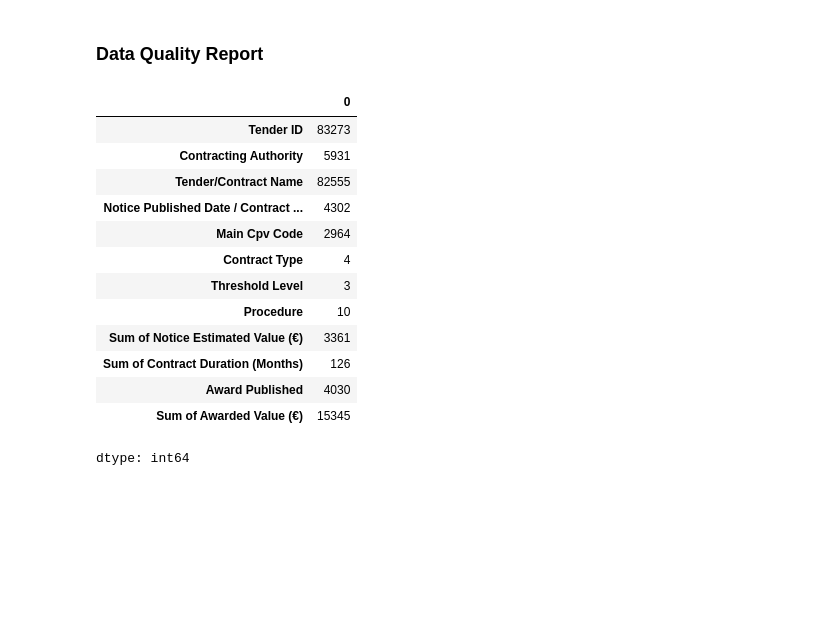
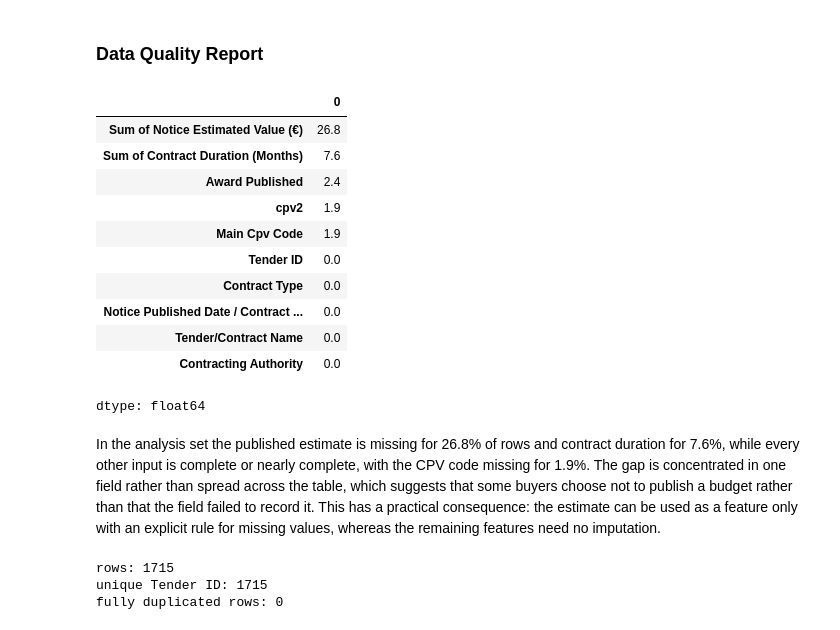
Before and after one commit to KaterynaKon/irish-tender-value, a Jupyter notebook: public_tender_value.ipynb, the cells around one changed output. Drawn from its saved outputs; the diff is of its cells as text; code cells hidden in the pictures; blank space fills up the shorter version.

```diff
--- a/public_tender_value.ipynb
+++ b/public_tender_value.ipynb
@@ -368,20 +389,28 @@ plt.show()
 The published estimate and the awarded value lie close to the diagonal, so the estimate is a strong predictor of the final contract value and should be used as a feature rather than ignored. Two clusters sit away from the diagonal: a vertical line at an estimate of €1, where the awarded value varies widely, and a horizontal line at an awarded value of €1. Both are placeholders and must be treated as missing rather than as real prices. Because the estimate is absent for about a quarter of the analysis set, it will be used together with a flag marking where it is missing, and accuracy will be reported separately for notices with and without a published estimate.
 # %% [markdown]
 ### Data Quality Report
-# %%
-d.nunique()
-# %% [output]
-|  | 0 |
-| Tender ID | 83273 |
-| Contracting Authority | 5931 |
-| Tender/Contract Name | 82555 |
-| Notice Published Date / Contract ... | 4302 |
-| Main Cpv Code | 2964 |
-| Contract Type | 4 |
-| Threshold Level | 3 |
-| Procedure | 10 |
-| Sum of Notice Estimated Value (€) | 3361 |
-| Sum of Contract Duration (Months) | 126 |
-| Award Published | 4030 |
-| Sum of Awarded Value (€) | 15345 |
-dtype: int64
+# %%
+a.isna().mean().mul(100).round(1).sort_values(ascending=False).head(10)
+# %% [output]
+|  | 0 |
+| Sum of Notice Estimated Value (€) | 26.8 |
+| Sum of Contract Duration (Months) | 7.6 |
+| Award Published | 2.4 |
+| cpv2 | 1.9 |
+| Main Cpv Code | 1.9 |
+| Tender ID | 0.0 |
+| Contract Type | 0.0 |
+| Notice Published Date / Contract ... | 0.0 |
+| Tender/Contract Name | 0.0 |
+| Contracting Authority | 0.0 |
+dtype: float64
+# %% [markdown]
+In the analysis set the published estimate is missing for 26.8% of rows and contract duration for 7.6%, while every other input is complete or nearly complete, with the CPV code missing for 1.9%. The gap is concentrated in one field rather than spread across the table, which suggests that some buyers choose not to publish a budget rather than that the field failed to record it. This has a practical consequence: the estimate can be used as a feature only with an explicit rule for missing values, whereas the remaining features need no imputation.
+# %%
+print("rows:", len(a))
+print("unique Tender ID:", a["Tender ID"].nunique())
+print("fully duplicated rows:", a.duplicated().sum())
+# %% [output]
+rows: 1715
+unique Tender ID: 1715
+fully duplicated rows: 0
```
Also changed, not shown: parts of 21 cells of this notebook.
